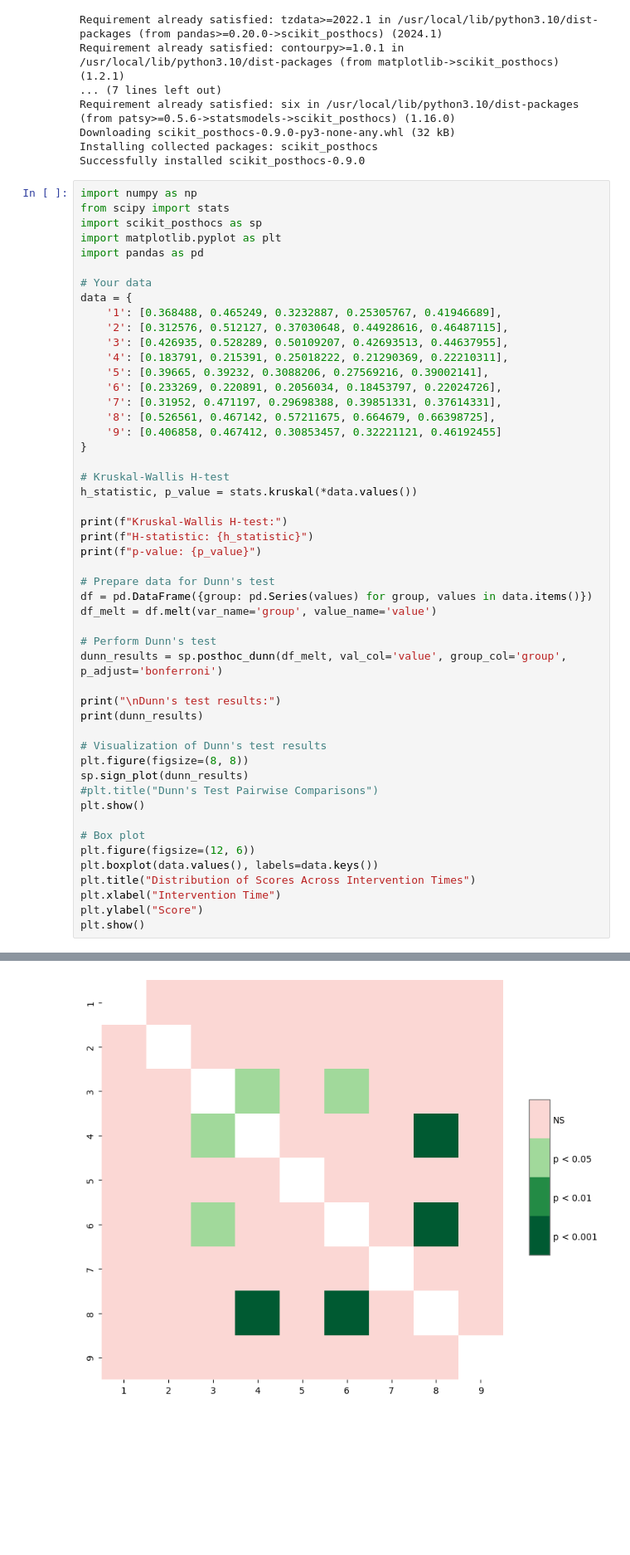
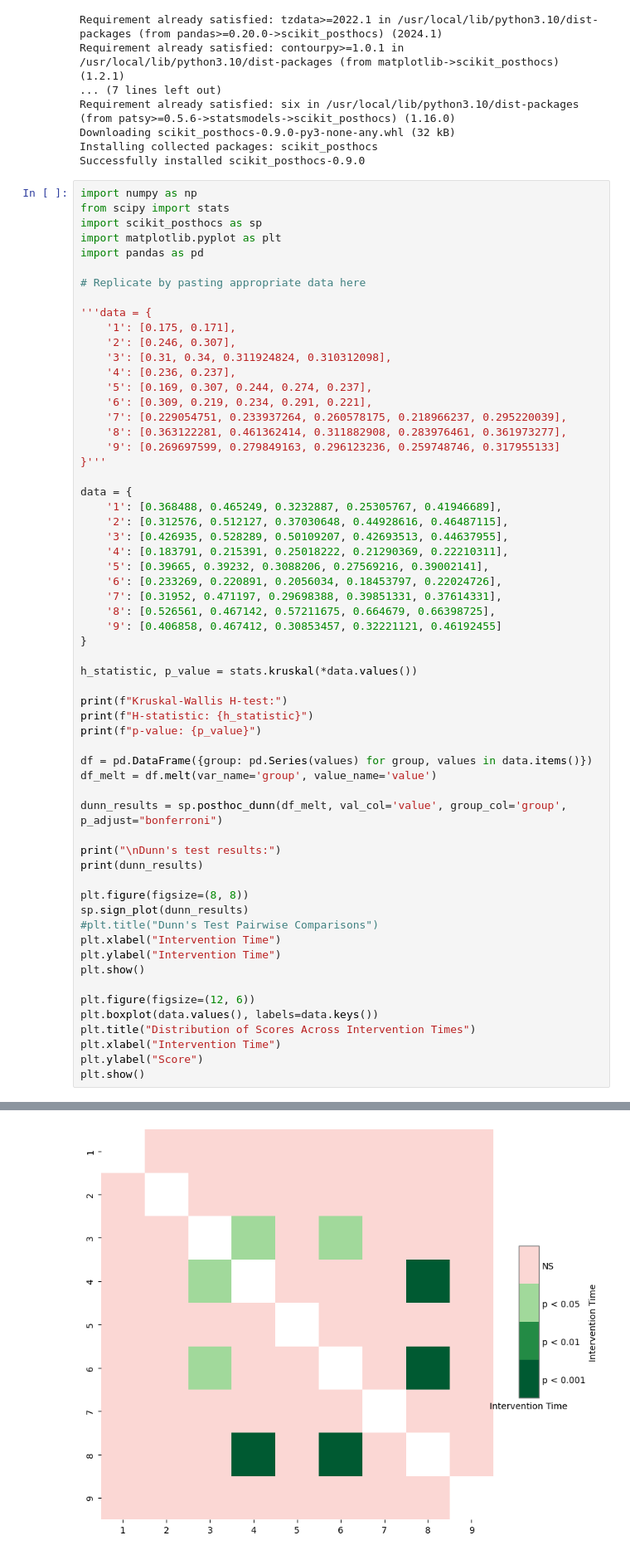
Before and after one commit to UltraTsar/NonTrivialRepE_Timeline, a Jupyter notebook: stats.ipynb, the cells around one changed output, grey strips where cells are left out. Shown: that part at 83% size. Drawn from its saved outputs; the diff is of its cells as text; blank space fills up the shorter version.

```diff
--- a/stats.ipynb
+++ b/stats.ipynb
@@ -27,7 +27,20 @@ import scikit_posthocs as sp
 import matplotlib.pyplot as plt
 import pandas as pd
 
-# Your data
+# Replicate by pasting appropriate data here
+
+'''data = {
+    '1': [0.175, 0.171],
+    '2': [0.246, 0.307],
+    '3': [0.31, 0.34, 0.311924824, 0.310312098],
+    '4': [0.236, 0.237],
+    '5': [0.169, 0.307, 0.244, 0.274, 0.237],
+    '6': [0.309, 0.219, 0.234, 0.291, 0.221],
+    '7': [0.229054751, 0.233937264, 0.260578175, 0.218966237, 0.295220039],
+    '8': [0.363122281, 0.461362414, 0.311882908, 0.283976461, 0.361973277],
+    '9': [0.269697599, 0.279849163, 0.296123236, 0.259748746, 0.317955133]
+}'''
+
 data = {
     '1': [0.368488, 0.465249, 0.3232887, 0.25305767, 0.41946689],
     '2': [0.312576, 0.512127, 0.37030648, 0.44928616, 0.46487115],
@@ -40,53 +53,50 @@ data = {
     '9': [0.406858, 0.467412, 0.30853457, 0.32221121, 0.46192455]
 }
 
-# Kruskal-Wallis H-test
 h_statistic, p_value = stats.kruskal(*data.values())
 
 print(f"Kruskal-Wallis H-test:")
 print(f"H-statistic: {h_statistic}")
 print(f"p-value: {p_value}")
 
-# Prepare data for Dunn's test
 df = pd.DataFrame({group: pd.Series(values) for group, values in data.items()})
 df_melt = df.melt(var_name='group', value_name='value')
 
-# Perform Dunn's test
-dunn_results = sp.posthoc_dunn(df_melt, val_col='value', group_col='group', p_adjust='bonferroni')
+dunn_results = sp.posthoc_dunn(df_melt, val_col='value', group_col='group', p_adjust="bonferroni")
 
 print("\nDunn's test results:")
 print(dunn_results)
 
-# Visualization of Dunn's test results
 plt.figure(figsize=(8, 8))
 sp.sign_plot(dunn_results)
 #plt.title("Dunn's Test Pairwise Comparisons")
+plt.xlabel("Intervention Time")
+plt.ylabel("Intervention Time")
 plt.show()
 
-# Box plot
 plt.figure(figsize=(12, 6))
 plt.boxplot(data.values(), labels=data.keys())
 plt.title("Distribution of Scores Across Intervention Times")
 plt.xlabel("Intervention Time")
 plt.ylabel("Score")
 plt.show()
 # %% [output]
 Kruskal-Wallis H-test:
 H-statistic: 33.073623188405804
 p-value: 5.973516146416213e-05
 
 Dunn's test results:
           1         2         3         4         5         6         7  \
 1  1.000000  1.000000  1.000000  1.000000  1.000000  1.000000  1.000000
 2  1.000000  1.000000  1.000000  0.202501  1.000000  0.188026  1.000000
 3  1.000000  1.000000  1.000000  0.020708  1.000000  0.018939  1.000000
 4  1.000000  0.202501  0.020708  1.000000  1.000000  1.000000  1.000000
 5  1.000000  1.000000  1.000000  1.000000  1.000000  1.000000  1.000000
 6  1.000000  0.188026  0.018939  1.000000  1.000000  1.000000  1.000000
 ... (10 lines left out)
 6  0.000423  0.505956
 7  0.905199  1.000000
 8  1.000000  1.000000
 9  1.000000  1.000000
-[figure, old version]
+[figure, new version]
 [figure]
```
